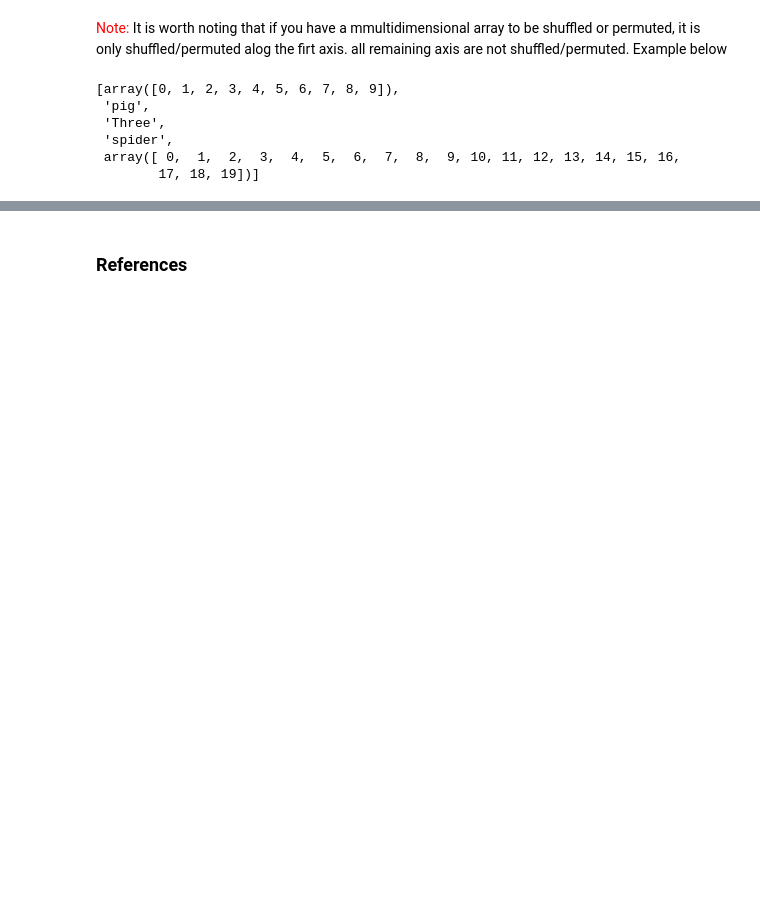
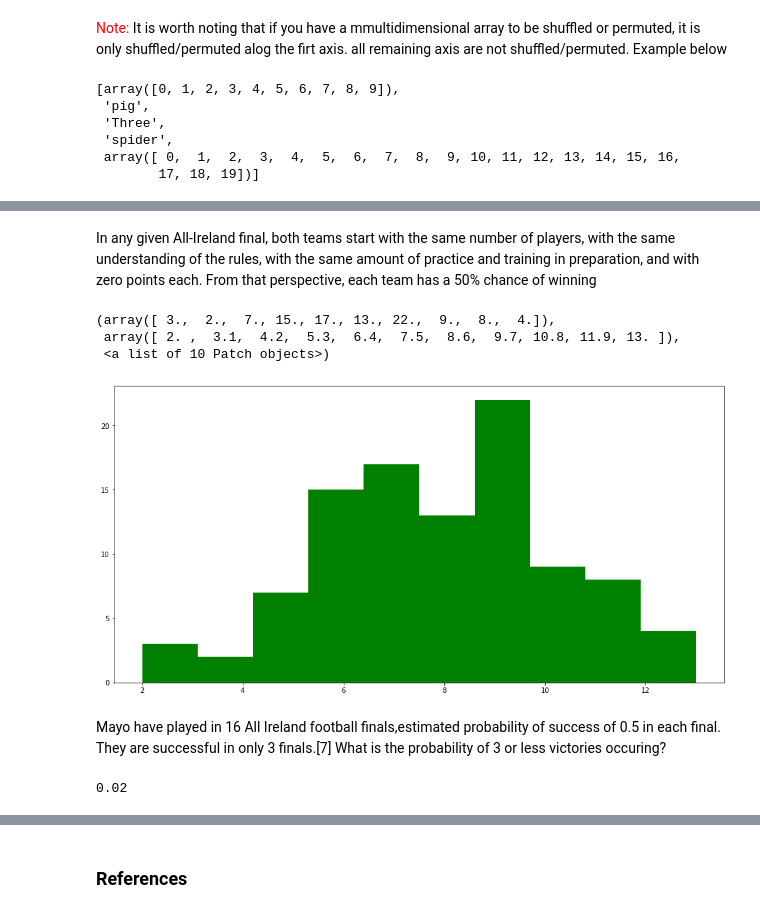
Before and after one commit to BarryClarke/numpy.random-package, a Jupyter notebook: numpy.random package.ipynb, the cells around one changed output, grey strips where cells are left out. Cells and saved outputs as stored; diff of their text form; code cells hidden in the pictures; blank space fills up the shorter version.

```diff
--- a/numpy.random package.ipynb
+++ b/numpy.random package.ipynb
@@ -410,0 +422,21 @@ array(['spider', 'Three', 'pig', array([0, 1, 2, 3, 4, 5, 6, 7, 8, 9]),
+# %% [markdown]
+In any given All-Ireland final, both teams start with the same number of players, with the same understanding of the rules,
+with the same amount of practice and training in preparation, and with zero points each. From that perspective, each team
+has a 50% chance of winning
+# %%
+# Simulate the binomial distribution of results for a team to play in 16 finals, with 50% probability of wining in each game
+# Let's run the simulation 100 times
+Normal_chances = np.random.binomial(16, 0.5, 100)
+plt.hist(Normal_chances, color = 'green')
+# %% [output]
+(array([ 3.,  2.,  7., 15., 17., 13., 22.,  9.,  8.,  4.]),
+ array([ 2. ,  3.1,  4.2,  5.3,  6.4,  7.5,  8.6,  9.7, 10.8, 11.9, 13. ]),
+ <a list of 10 Patch objects>)
+[figure, added]
+# %% [markdown]
+Mayo have played in 16 All Ireland football finals,estimated probability of success of 0.5 in each final. They are successful in only 3 finals.[7] What is the probability of 3 or less victories occuring?
+# %%
+# Let’s do 100 trials of the model, and count the number that generate 3 positive results.
+sum(np.random.binomial(16, 0.5, 100) <= 3)/100
+# %% [output]
+0.02
```
Also changed, not shown: parts of 49 cells of this notebook, 2 other files.
